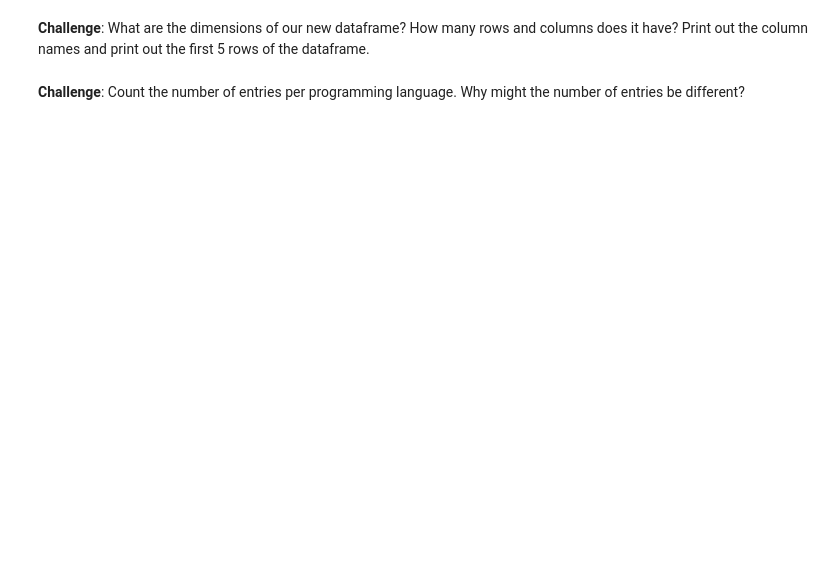
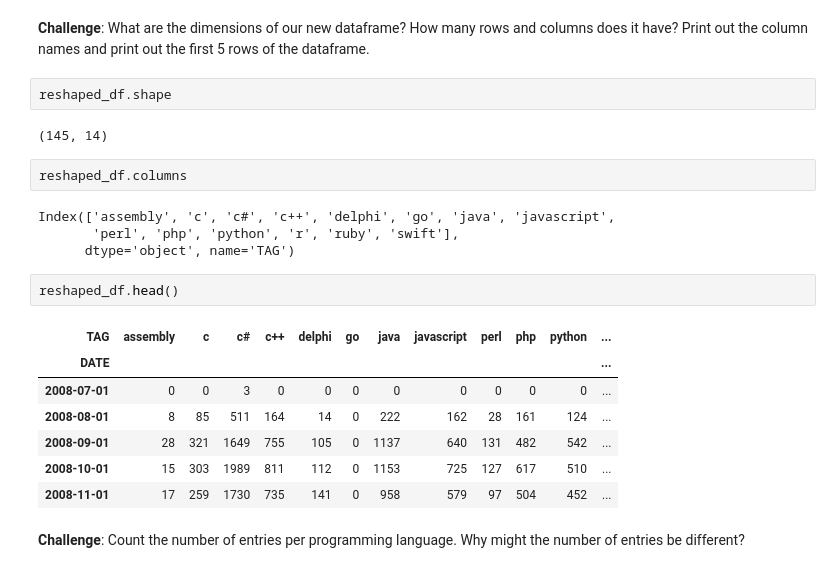
Before and after one commit to Witalka-Shelby/Python-100-Days, a Jupyter notebook: day 72/Programming_Languages_(start).ipynb, the cells around one changed output. Cells and saved outputs as stored; diff of their text form; blank space fills up the shorter version.

```diff
--- a/day 72/Programming_Languages_(start).ipynb
+++ b/day 72/Programming_Languages_(start).ipynb
@@ -133,4 +137,24 @@ df.head()
 # %% [markdown]
 **Challenge**: What are the dimensions of our new dataframe? How many rows and columns does it have? Print out the column names and print out the first 5 rows of the dataframe.
+# %%
+reshaped_df.shape
+# %% [output]
+(145, 14)
+# %%
+reshaped_df.columns
+# %% [output]
+Index(['assembly', 'c', 'c#', 'c++', 'delphi', 'go', 'java', 'javascript',
+       'perl', 'php', 'python', 'r', 'ruby', 'swift'],
+      dtype='object', name='TAG')
+# %%
+reshaped_df.head()
+# %% [output]
+| TAG | assembly | c | c# | c++ | delphi | go | java | javascript | perl | php | python | ... |
+| DATE |  |  |  |  |  |  |  |  |  |  |  | ... |
+| 2008-07-01 | 0 | 0 | 3 | 0 | 0 | 0 | 0 | 0 | 0 | 0 | 0 | ... |
+| 2008-08-01 | 8 | 85 | 511 | 164 | 14 | 0 | 222 | 162 | 28 | 161 | 124 | ... |
+| 2008-09-01 | 28 | 321 | 1649 | 755 | 105 | 0 | 1137 | 640 | 131 | 482 | 542 | ... |
+| 2008-10-01 | 15 | 303 | 1989 | 811 | 112 | 0 | 1153 | 725 | 127 | 617 | 510 | ... |
+| 2008-11-01 | 17 | 259 | 1730 | 735 | 141 | 0 | 958 | 579 | 97 | 504 | 452 | ... |
 # %% [markdown]
 **Challenge**: Count the number of entries per programming language. Why might the number of entries be different?
```
Also changed, not shown: parts of 12 cells of this notebook.
